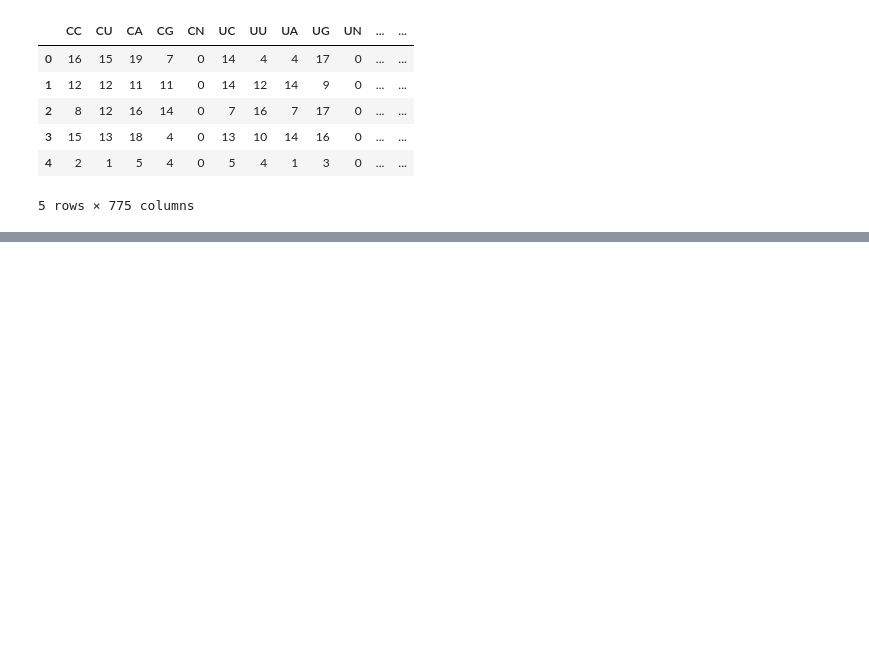
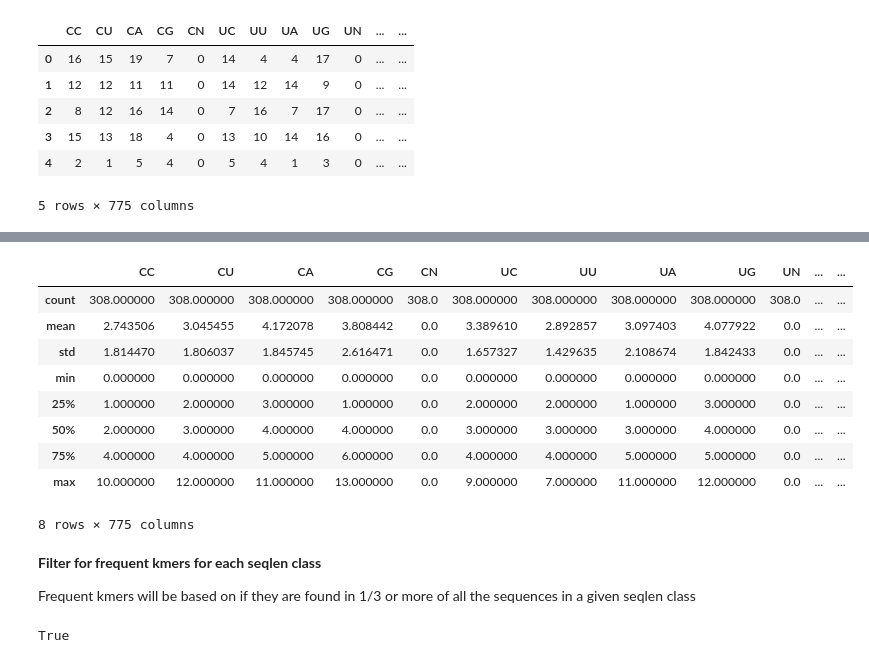
Before and after one commit to simlal/data-mining-assignments_bin710, a Jupyter notebook: dev4_descriptive-funcs/TP4_soln.ipynb, the cells around one changed output, grey strips where cells are left out. Saved outputs shown, nothing was run; the diff lists cells and outputs as text; code cells hidden in the pictures; blank space fills up the shorter version.

Commit message:
Get frequent kmers per class

```diff
--- a/dev4_descriptive-funcs/TP4_soln.ipynb
+++ b/dev4_descriptive-funcs/TP4_soln.ipynb
@@ -488,0 +496,14 @@ df[kmer_patterns].head()
+# %%
+def split_df(df: pd.DataFrame, split_on: str):
+    # Get all possible classes
+    seqlen_classes = sorted(df[split_on].unique())
+
+    # Get a single df per class
+    dfs = {}
+    for i in seqlen_classes:
+        dfs[f"seqlen_class{i}"] = pd.DataFrame(df[df[split_on] == i])
+
+    return dfs
+# %%
+# Splitting the dfs and saving into a dict
+dfs = split_df(df, "seqlen_class")
@@ -488,0 +520,21 @@ df[kmer_patterns].head()
+# %%
+dfs["seqlen_class0"].describe()[kmer_patterns]
+# %% [output]
+|  | CC | CU | CA | CG | CN | UC | UU | UA | UG | UN | ... | ... |
+| count | 308.000000 | 308.000000 | 308.000000 | 308.000000 | 308.0 | 308.000000 | 308.000000 | 308.000000 | 308.000000 | 308.0 | ... | ... |
+| mean | 2.743506 | 3.045455 | 4.172078 | 3.808442 | 0.0 | 3.389610 | 2.892857 | 3.097403 | 4.077922 | 0.0 | ... | ... |
+| std | 1.814470 | 1.806037 | 1.845745 | 2.616471 | 0.0 | 1.657327 | 1.429635 | 2.108674 | 1.842433 | 0.0 | ... | ... |
+| min | 0.000000 | 0.000000 | 0.000000 | 0.000000 | 0.0 | 0.000000 | 0.000000 | 0.000000 | 0.000000 | 0.0 | ... | ... |
+| 25% | 1.000000 | 2.000000 | 3.000000 | 1.000000 | 0.0 | 2.000000 | 2.000000 | 1.000000 | 3.000000 | 0.0 | ... | ... |
+| 50% | 2.000000 | 3.000000 | 4.000000 | 4.000000 | 0.0 | 3.000000 | 3.000000 | 3.000000 | 4.000000 | 0.0 | ... | ... |
+| 75% | 4.000000 | 4.000000 | 5.000000 | 6.000000 | 0.0 | 4.000000 | 4.000000 | 5.000000 | 5.000000 | 0.0 | ... | ... |
+| max | 10.000000 | 12.000000 | 11.000000 | 13.000000 | 0.0 | 9.000000 | 7.000000 | 11.000000 | 12.000000 | 0.0 | ... | ... |
+8 rows × 775 columns
+# %% [markdown]
+**Filter for frequent kmers for each seqlen class**
+
+Frequent kmers will be based on if they are found in 1/3 or more of all the sequences in a given seqlen class
+# %%
+if (dfs["seqlen_class0"]["CC"] > 0).sum() > len(dfs["seqlen_class0"]) / 3
+# %% [output]
+True
```
Also changed, not shown: parts of 10 cells of this notebook.
